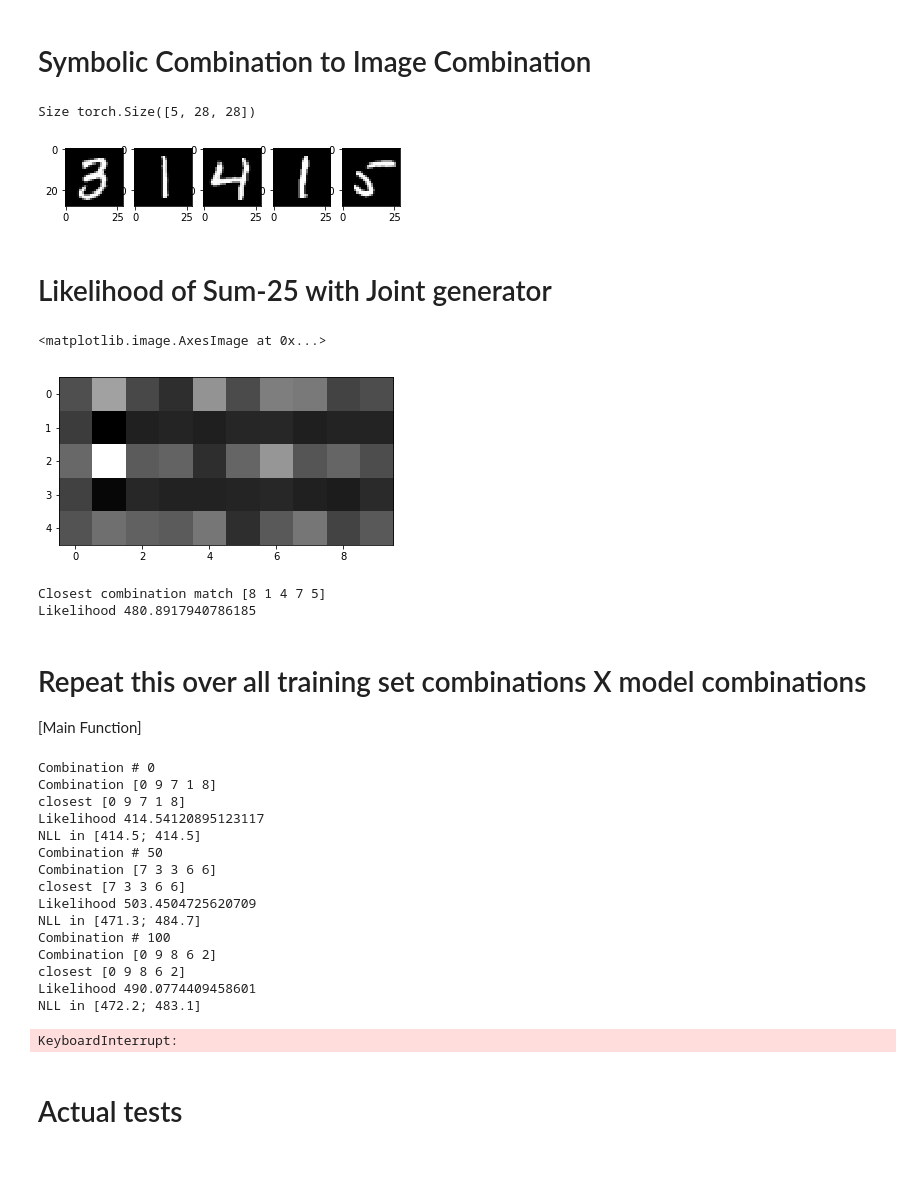
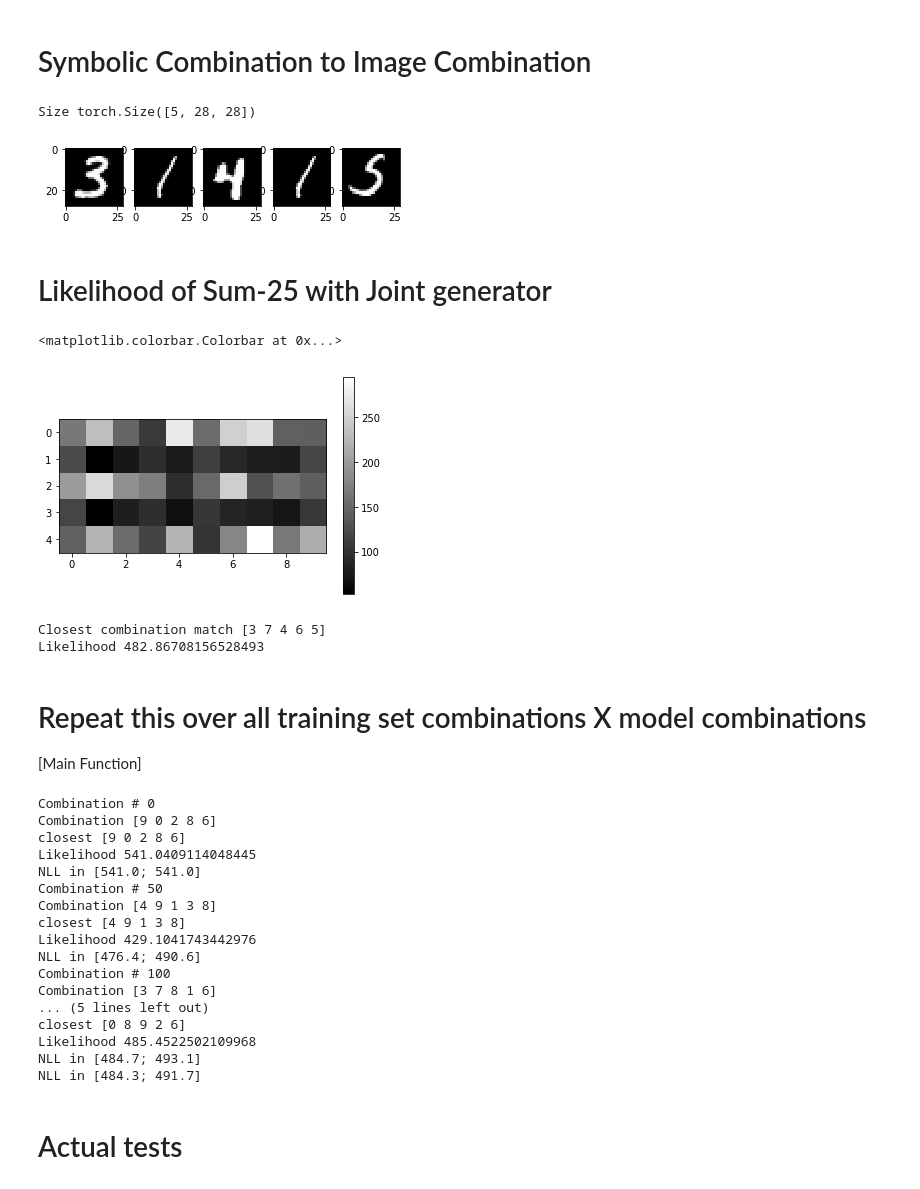
Before and after one commit to gabrielhuang/adversarial-divergence-code, a Jupyter notebook: visual-hyperplane/conditional_models/evaluate_joint_likelihood.ipynb, the cells around one changed output. Cells and saved outputs as stored; diff of their text form; code cells hidden in the pictures.

Commit message:
add epoch 70

```diff
--- a/visual-hyperplane/conditional_models/evaluate_joint_likelihood.ipynb
+++ b/visual-hyperplane/conditional_models/evaluate_joint_likelihood.ipynb
@@ -36,3 +43,25 @@ def sample_full(digit, means, cholesky):
     return x
 
 sample = sample_full(8, gaussian_models['mean'], gaussian_models['cholesky'])
+
+import scipy.stats
+gaussians = {}
+REGULARIZATION = 1e-3
+for i in xrange(10):
+    gaussian = scipy.stats.multivariate_normal(mean=gaussian_models['mean'][i],
+                                   cov=np.identity(784)*REGULARIZATION + gaussian_models['fullvar'][i])
+    gaussians[i] = gaussian
+
+sample = sample_full(2, gaussian_models['mean'], gaussian_models['cholesky'])
+gaussians[3].logpdf(sample)
+
+# Build visual models (from Full Gaussians)
+def create_visual_model(digit_idx, gaussian_models, REGULARIZATION=1e-3):
+    gaussian = scipy.stats.multivariate_normal(mean=gaussian_models['mean'][digit_idx],
+                                       cov=np.identity(784)*REGULARIZATION + gaussian_models['fullvar'][digit_idx])
+    def visual_model(digit_image):
+        x = digit_image.view(-1)
+        nll = - gaussian.logpdf(x)
+        return nll
+    return visual_model
+visual_models = [create_visual_model(i, gaussian_models) for i in xrange(10)]
@@ -57,9 +73,11 @@ plt.imshow(sample.numpy().reshape(28,28), cmap='gray')
 # %%
 # Load all VAES
 vaes = {}
+#EPOCH = 80
+EPOCH = 70
 for i in xrange(10):
     vae = VAE()
-    state_dict = torch.load('digit_{}_epoch_80.pth'.format(i))
+    state_dict = torch.load('epoch_{}/digit_{}_epoch_{}.pth'.format(EPOCH, i, EPOCH))
     vae.load_state_dict(state_dict)
     vaes[i] = vae
 
@@ -140,38 +158,39 @@ for i in xrange(5):
     plt.imshow(visual_combination[i].numpy(), cmap='gray')
 # %% [output]
 Size torch.Size([5, 28, 28])
-[figure, old version]
+[figure, new version]
 # %% [markdown]
 # Likelihood of Sum-25 with Joint generator
 # %%
 # Precompute conditional visual likelihoods
 def get_per_digit_likelihood(visual_combination, visual_models):  # return -log likelihoods
     '''
     Compute NLL given by each visual model (e.g. VAE) to each visual digit.
 
     Parameters
     ----------
     visual_combination: torch.Tensor (part~5, height~28, width~28)
     visual_models: dictionary of objects which can be called on x and return a nll
 
     Return
     ------
     visual_likelihoods: np.ndarray (part~5, digit~10)
     '''
     visual_likelihoods = np.zeros((5, 10))
     for part in xrange(5):
         for model_idx in xrange(10):
             digit_image = visual_combination[part]
             l = visual_models[model_idx](digit_image)
             visual_likelihoods[part, model_idx] = l  # since it's -log likelihood
     return visual_likelihoods
 
 # Test: get conditional nll for each digit of visual combination
 visual_likelihoods = get_per_digit_likelihood(visual_combination, visual_models)
 plt.imshow(visual_likelihoods, 'gray')
+plt.colorbar()
 # %% [output]
-<matplotlib.image.AxesImage at 0x...>
+<matplotlib.colorbar.Colorbar at 0x...>
-[figure, old version]
+[figure, new version]
 # %%
 # Sum over all combinations in symbolic model
 conditional_likelihoods = []
@@ -221,8 +240,8 @@ likelihood, conditional_likelihoods, closest_combination = get_one_sample_likeli
 print 'Closest combination match', closest_combination
 print 'Likelihood', likelihood
 # %% [output]
-Closest combination match [8 1 4 7 5]
-Likelihood 480.8917940786185
+Closest combination match [3 7 4 6 5]
+Likelihood 482.86708156528493
 # %% [markdown]
 # Repeat this over all training set combinations X model combinations
 [Main Function]
@@ -269,20 +288,21 @@ average_nll, std = get_likelihood(target_combinations, model_combinations,
 print 'NLL in [{:.1f}; {:.1f}]'.format(average_nll-std, average_nll+std)
 # %% [output]
 Combination # 0
-Combination [0 9 7 1 8]
-closest [0 9 7 1 8]
-Likelihood 414.54120895123117
-NLL in [414.5; 414.5]
+Combination [9 0 2 8 6]
+closest [9 0 2 8 6]
+Likelihood 541.0409114048445
+NLL in [541.0; 541.0]
 Combination # 50
-Combination [7 3 3 6 6]
-closest [7 3 3 6 6]
-Likelihood 503.4504725620709
-NLL in [471.3; 484.7]
+Combination [4 9 1 3 8]
+closest [4 9 1 3 8]
+Likelihood 429.1041743442976
+NLL in [476.4; 490.6]
 Combination # 100
-Combination [0 9 8 6 2]
-closest [0 9 8 6 2]
-Likelihood 490.0774409458601
-NLL in [472.2; 483.1]
+Combination [3 7 8 1 6]
+... (5 lines left out)
+closest [0 8 9 2 6]
+Likelihood 485.4522502109968
+NLL in [484.7; 493.1]
+NLL in [484.3; 491.7]
-KeyboardInterrupt:
 # %% [markdown]
 # Actual tests
```
Also changed, not shown: parts of 10 cells of this notebook.
